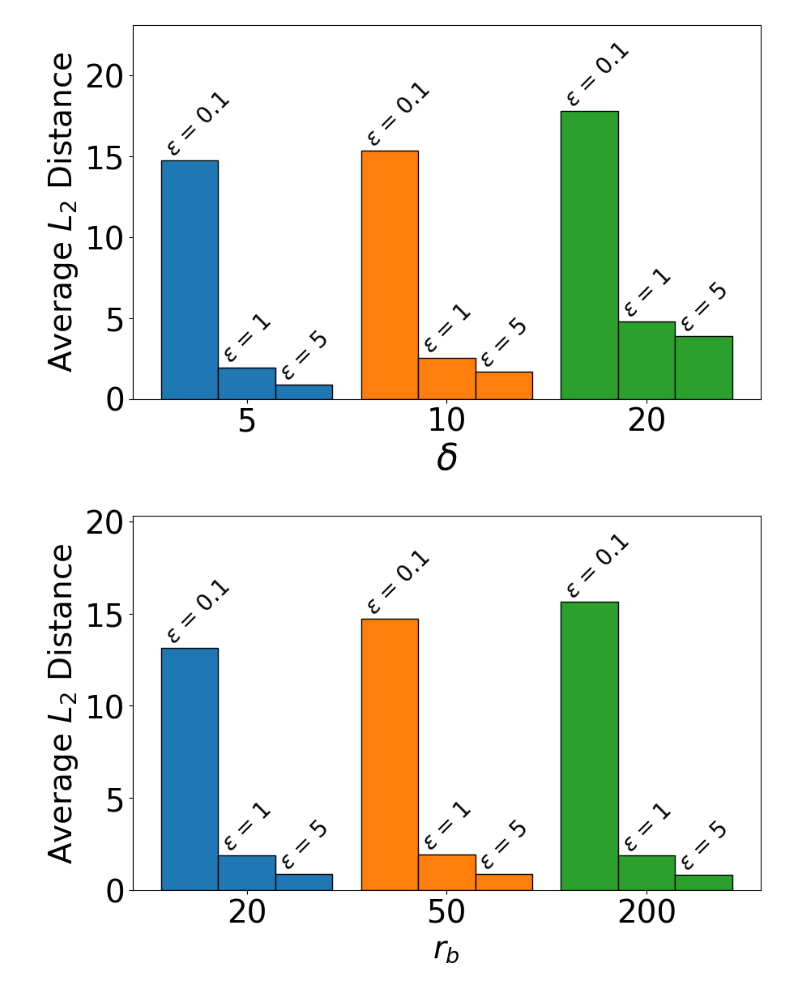
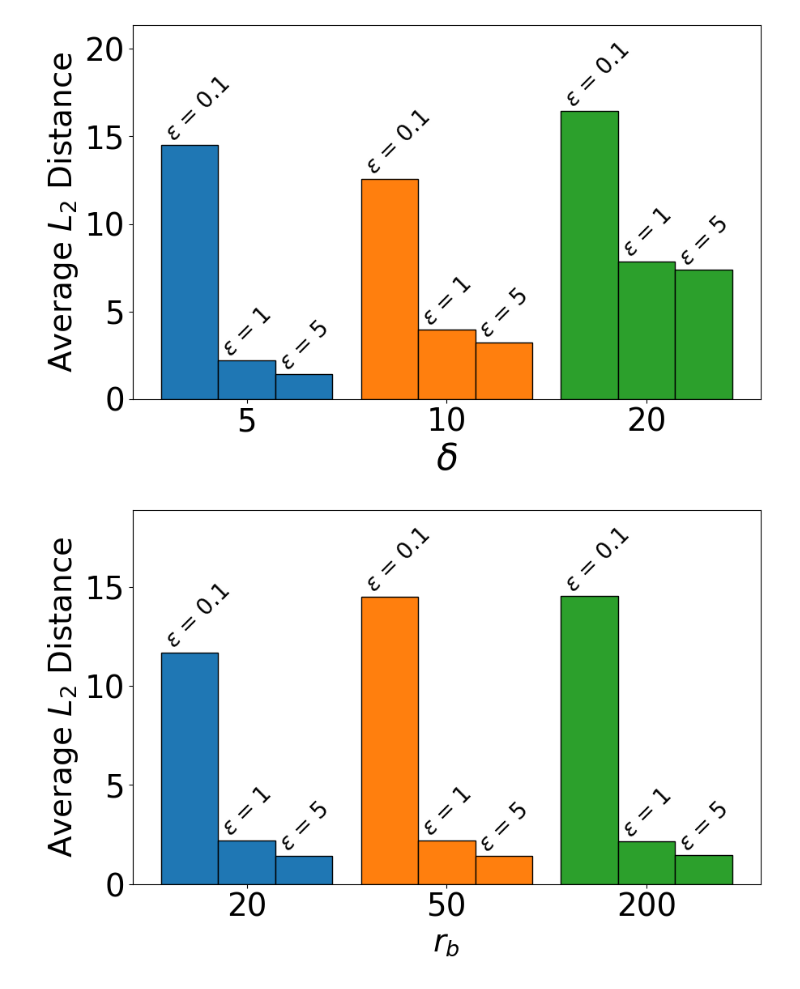
Before and after one commit to shafizurRseeam/location_privacy, a Jupyter notebook: delta_effect_figures.ipynb, the cells around one changed output. Saved outputs shown, nothing was run; the diff lists cells and outputs as text; code cells hidden in the pictures.

```diff
--- a/delta_effect_figures.ipynb
+++ b/delta_effect_figures.ipynb
@@ -39,35 +39,35 @@ def plot_l2_distance_effect(base_directory, dataset_name):
             ax.bar(bar_position, bar_height, width, color=colors[delta_index], edgecolor='black')
 
             # Text above bars
             text_y_position = bar_height
             ax.text(bar_position-width/2, text_y_position, f'$\epsilon$ = {epsilon}',
                     ha='left', va='bottom', fontsize=20, rotation=45)
 
     # Customization
     ax.set_xlabel('$\delta$', fontsize=32)
     ax.set_ylabel('Average $L_2$ Distance', fontsize=28)
     ax.set_xticks(x + width * (len(epsilon_values) - 1) / 2)
     ax.set_xticklabels(deltas)
     plt.tick_params(axis='both', which='major', labelsize=28)
     plt.ylim(0, max(l2_distances[2]) * 1.3)
 
     # Save and display
     save_dir_png = os.path.join(base_directory, dataset_name, 'figure', 'png')
     save_dir_svg = os.path.join(base_directory, dataset_name, 'figure', 'svg')
     os.makedirs(save_dir_png, exist_ok=True)
     os.makedirs(save_dir_svg, exist_ok=True)
     pathpng = os.path.join(save_dir_png, f'{dataset_name}_l2_delta_effect.png')
     pathsvg = os.path.join(save_dir_svg, f'{dataset_name}_l2_delta_effect.svg')
     plt.savefig(pathpng, dpi=300, bbox_inches='tight')
     plt.savefig(pathsvg, format='svg', bbox_inches='tight')
     plt.show()
 
 # Example usage:
 base_directory = "C:\\Users\\ss6365\\Desktop\\location_privacy_final"
-dataset_name = 'uci'  # Change 'uci' to any other directory name as needed
+dataset_name = 'collected'  # Change 'uci' to any other directory name as needed
 plot_l2_distance_effect(base_directory, dataset_name)
 # %% [output]
-[figure, old version]
+[figure, new version]
 # %%
 import pandas as pd
 import matplotlib.pyplot as plt
@@ -134,7 +134,7 @@ def plot_l2_distance_effect_radius(base_directory, dataset_name):
 
 # Example usage:
 base_directory = "C:\\Users\\ss6365\\Desktop\\location_privacy_final"
-dataset_name = 'uci'  # Change 'uci' to any other directory name as needed
+dataset_name = 'collected'  # Change 'uci' to any other directory name as needed
 plot_l2_distance_effect_radius(base_directory, dataset_name)
 # %% [output]
-[figure, old version]
+[figure, new version]
```
Also changed, not shown: 2 other files.
